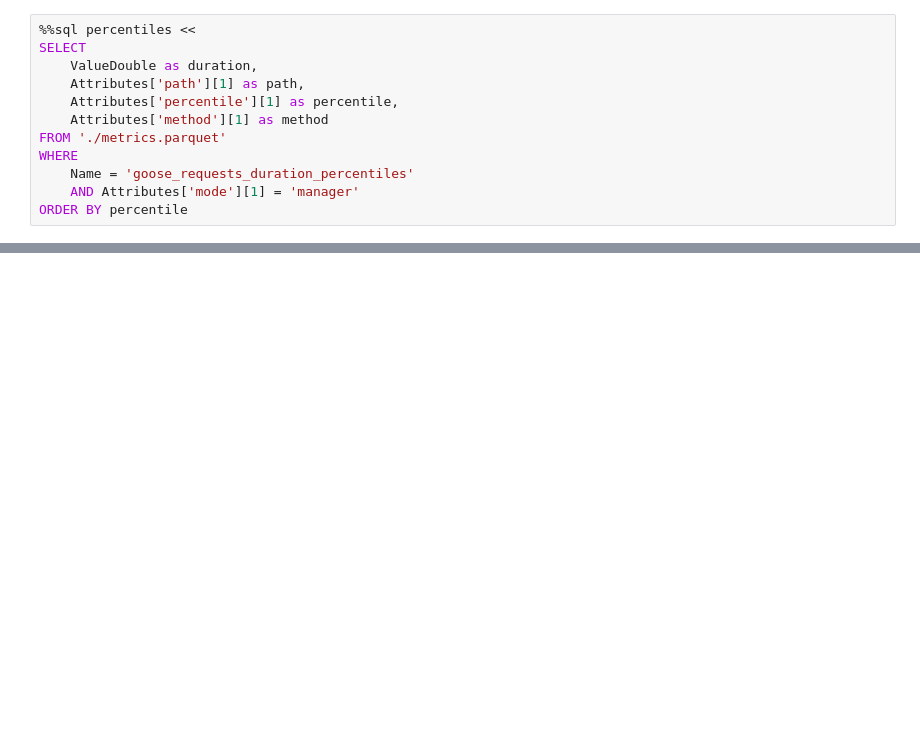
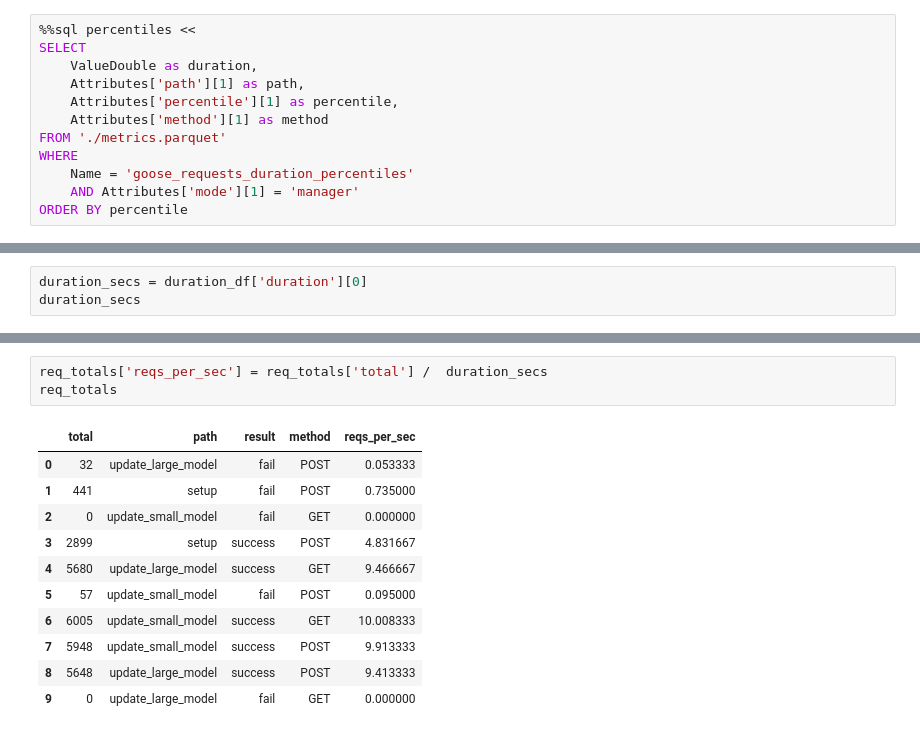
Before and after one commit to 3box/keramik, a Jupyter notebook: analyze/sim.ipynb, the cells around one changed output, grey strips where cells are left out. Saved outputs shown, nothing was run; the diff lists cells and outputs as text; blank space fills up the shorter version.

```diff
--- a/analyze/sim.ipynb
+++ b/analyze/sim.ipynb
@@ -76,0 +82,3 @@ plt.legend(bbox_to_anchor=(1.04, 1))
+# %%
+duration_secs = duration_df['duration'][0]
+duration_secs
@@ -76,0 +135,15 @@ plt.legend(bbox_to_anchor=(1.04, 1))
+# %%
+req_totals['reqs_per_sec'] = req_totals['total'] /  duration_secs
+req_totals
+# %% [output]
+|  | total | path | result | method | reqs_per_sec |
+| 0 | 32 | update_large_model | fail | POST | 0.053333 |
+| 1 | 441 | setup | fail | POST | 0.735000 |
+| 2 | 0 | update_small_model | fail | GET | 0.000000 |
+| 3 | 2899 | setup | success | POST | 4.831667 |
+| 4 | 5680 | update_large_model | success | GET | 9.466667 |
+| 5 | 57 | update_small_model | fail | POST | 0.095000 |
+| 6 | 6005 | update_small_model | success | GET | 10.008333 |
+| 7 | 5948 | update_small_model | success | POST | 9.913333 |
+| 8 | 5648 | update_large_model | success | POST | 9.413333 |
+| 9 | 0 | update_large_model | fail | GET | 0.000000 |
```
Also changed, not shown: parts of 9 cells of this notebook, 6 other files.
